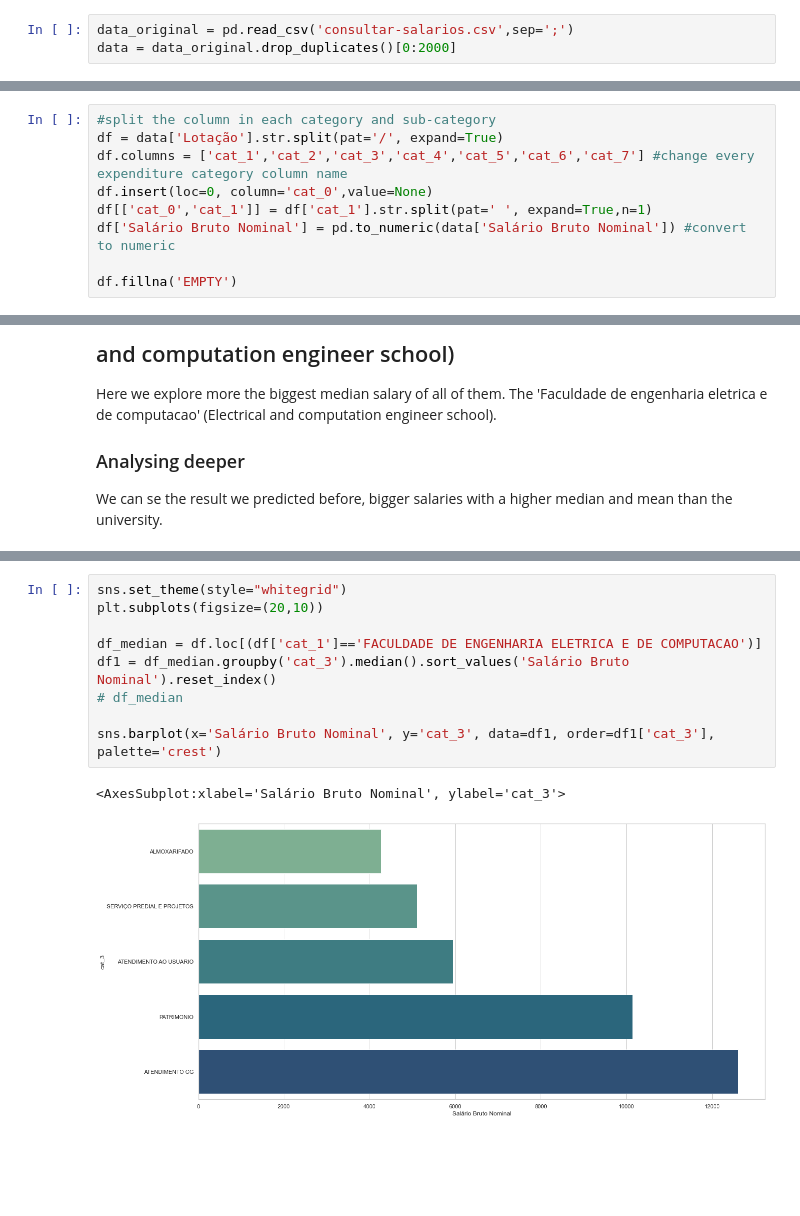
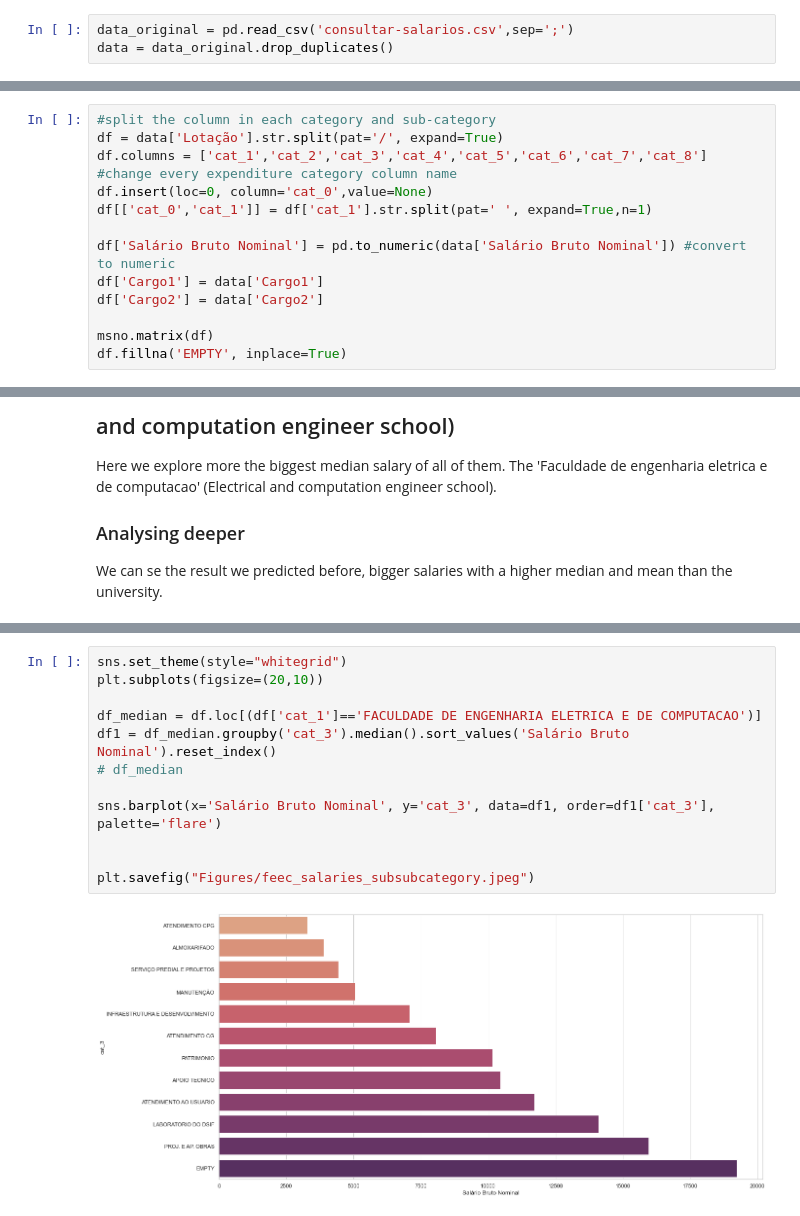
Before and after one commit to Pedronagy/Unicamp_salaries, a Jupyter notebook: Analisys.ipynb, the cells around one changed output, grey strips where cells are left out. Cells and saved outputs as stored; diff of their text form; blank space fills up the shorter version.

```diff
--- a/Analisys.ipynb
+++ b/Analisys.ipynb
@@ -12,4 +13,4 @@ The data was taken from https://transparencia.unicamp.br/paginas/consultar-salar
 A site made by UNICAMP university with the idea of giving better transparency to the public founds expendures.
 # %%
 data_original = pd.read_csv('consultar-salarios.csv',sep=';')
-data = data_original.drop_duplicates()[0:2000]
+data = data_original.drop_duplicates()
@@ -74,10 +84,14 @@ Here we split the destiny of each salary into categories and sub-categories. So
 # %%
 #split the column in each category and sub-category
 df = data['Lotação'].str.split(pat='/', expand=True)
-df.columns = ['cat_1','cat_2','cat_3','cat_4','cat_5','cat_6','cat_7'] #change every expenditure category column name
+df.columns = ['cat_1','cat_2','cat_3','cat_4','cat_5','cat_6','cat_7','cat_8'] #change every expenditure category column name
 df.insert(loc=0, column='cat_0',value=None)
 df[['cat_0','cat_1']] = df['cat_1'].str.split(pat=' ', expand=True,n=1)
+
 df['Salário Bruto Nominal'] = pd.to_numeric(data['Salário Bruto Nominal']) #convert to numeric
+df['Cargo1'] = data['Cargo1']
+df['Cargo2'] = data['Cargo2']
 
-df.fillna('EMPTY')
+msno.matrix(df)
+df.fillna('EMPTY', inplace=True)
 # %% [output]
@@ -301,12 +320,14 @@ sns.barplot(x='Salário Bruto Nominal', y='cat_2', data=df1, order=df1['cat_2'],
 # %%
 sns.set_theme(style="whitegrid")
 plt.subplots(figsize=(20,10))
 
 df_median = df.loc[(df['cat_1']=='FACULDADE DE ENGENHARIA ELETRICA E DE COMPUTACAO')]
 df1 = df_median.groupby('cat_3').median().sort_values('Salário Bruto Nominal').reset_index()
 # df_median
 
-sns.barplot(x='Salário Bruto Nominal', y='cat_3', data=df1, order=df1['cat_3'], palette='crest')
+sns.barplot(x='Salário Bruto Nominal', y='cat_3', data=df1, order=df1['cat_3'], palette='flare')
+
+
+plt.savefig("Figures/feec_salaries_subsubcategory.jpeg")
 # %% [output]
-<AxesSubplot:xlabel='Salário Bruto Nominal', ylabel='cat_3'>
-[figure, old version]
+[figure, new version]
```
Also changed, not shown: parts of 28 cells of this notebook, 2 other files.
